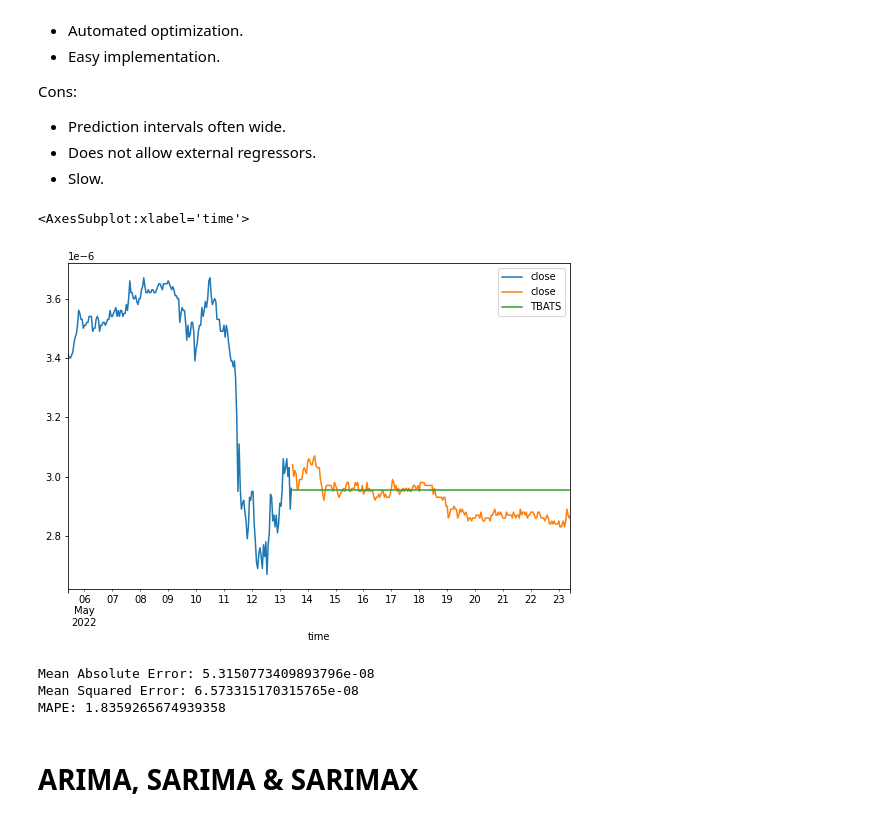
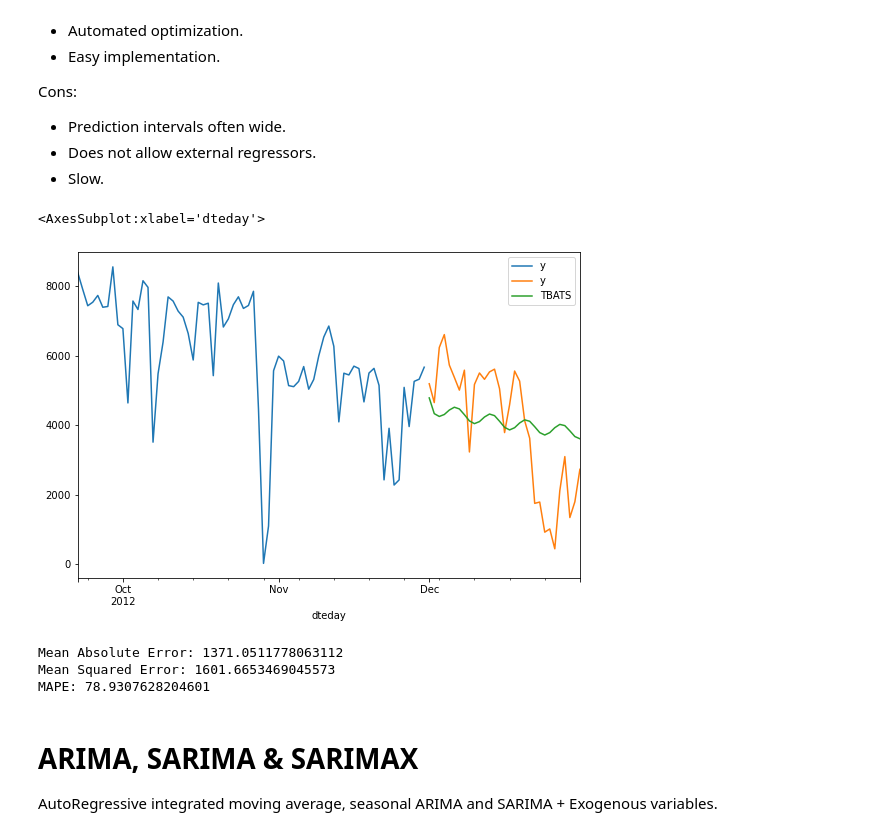
Before and after one commit to faGH/fa.intelligence.notebooks, a Jupyter notebook: labs/timeseries/forecasting_models_and_time_series.ipynb, the cells around one changed output. Drawn from its saved outputs; the diff is of its cells as text; code cells hidden in the pictures.

Commit message:
[DEV]: Completion of SARIMAX notes.

```diff
--- a/labs/timeseries/forecasting_models_and_time_series.ipynb
+++ b/labs/timeseries/forecasting_models_and_time_series.ipynb
@@ -53,8 +50,17 @@ def load_binance_pair_from_file(data_path: str) -> pd.DataFrame:
     data.set_index('time',inplace=True)
 
     return data.asfreq(freq='1H')
+# %%
+def load_bike_sales_from_file(data_path: str) -> pd.DataFrame:
+    df = pd.read_csv(
+        data_path,
+        index_col='dteday',
+        parse_dates=True).rename(columns = {'cnt' : 'y'}).asfreq("D")
+
+    return df.loc[:,['y', 'holiday', 'workingday', 'weathersit', 'temp', 'atemp', 'hum', 'windspeed']]
 # %%
-data = load_binance_pair_from_file('C:\\dev\\P\\fa.services.plutus\\user_data\\data\\binance\\DOGE_BTC-1h.json')
+#data = load_binance_pair_from_file('C:\\dev\\P\\fa.services.plutus\\user_data\\data\\binance\\DOGE_BTC-1h.json')
+data = load_bike_sales_from_file('./../../data/daily_bike_sharing.csv')
 # %% [markdown]
 ## Visualize Data
 # %%
@@ -110,7 +117,7 @@ Cons:
 - Manually figure out if we're using additive or multiplicative mechanisms.
 # %%
 # Training & Test Sets
-test_hours = 10 * 24 # Days * hours in the day, to get the hourly value.
+test_hours = 31
 training_set = data.iloc[:-test_hours, :]
 test_set = data.iloc[-test_hours:, :]
 
@@ -180,8 +187,8 @@ Cons:
 from tbats import TBATS
 # %%
 # Forecasting
-model = TBATS()
-model = model.fit(training_set.close)
+model = TBATS(seasonal_periods = [7, 365.5])
+model = model.fit(training_set.y)
 # %%
 # Predictions
 predictions_tbats = pd.Series(model.forecast(steps=len(test_set))).rename('TBATS')
@@ -189,19 +196,17 @@ predictions_tbats.index = test_set.index
 # %%
 # Visualization
 last_count_training_data_to_visualize = -(round(len(training_set)/10))
-training_set['close'][last_count_training_data_to_visualize:].plot(figsize=(9,6), legend=True)
-test_set['close'].plot(legend=True)
+training_set['y'][last_count_training_data_to_visualize:].plot(figsize=(9,6), legend=True)
+test_set['y'].plot(legend=True)
 predictions_tbats.plot(legend=True)
 # %% [output]
-<AxesSubplot:xlabel='time'>
+<AxesSubplot:xlabel='dteday'>
-[figure, old version]
+[figure, new version]
 # %%
-print(f'Mean Absolute Error: {mean_absolute_error(test_set.close, predictions_tbats)}')
-print(f'Mean Squared Error: {np.sqrt(mean_squared_error(test_set.close, predictions_tbats))}')
-print(f'MAPE: {mape(test_set.close, predictions_tbats)}')
+print(f'Mean Absolute Error: {mean_absolute_error(test_set.y, predictions_tbats)}')
+print(f'Mean Squared Error: {np.sqrt(mean_squared_error(test_set.y, predictions_tbats))}')
+print(f'MAPE: {mape(test_set.y, predictions_tbats)}')
 # %% [output]
-Mean Absolute Error: 5.3150773409893796e-08
-Mean Squared Error: 6.573315170315765e-08
-MAPE: 1.8359265674939358
+Mean Absolute Error: 1371.0511778063112
+Mean Squared Error: 1601.6653469045573
+MAPE: 78.9307628204601
-# %% [markdown]
-# ARIMA, SARIMA & SARIMAX
@@ -213,0 +213,3 @@ model = model.fit(training_set.close)
+# %% [markdown]
+# ARIMA, SARIMA & SARIMAX
+AutoRegressive integrated moving average, seasonal ARIMA and SARIMA + Exogenous variables.
```
Also changed, not shown: parts of 19 cells of this notebook, 1 other file.
